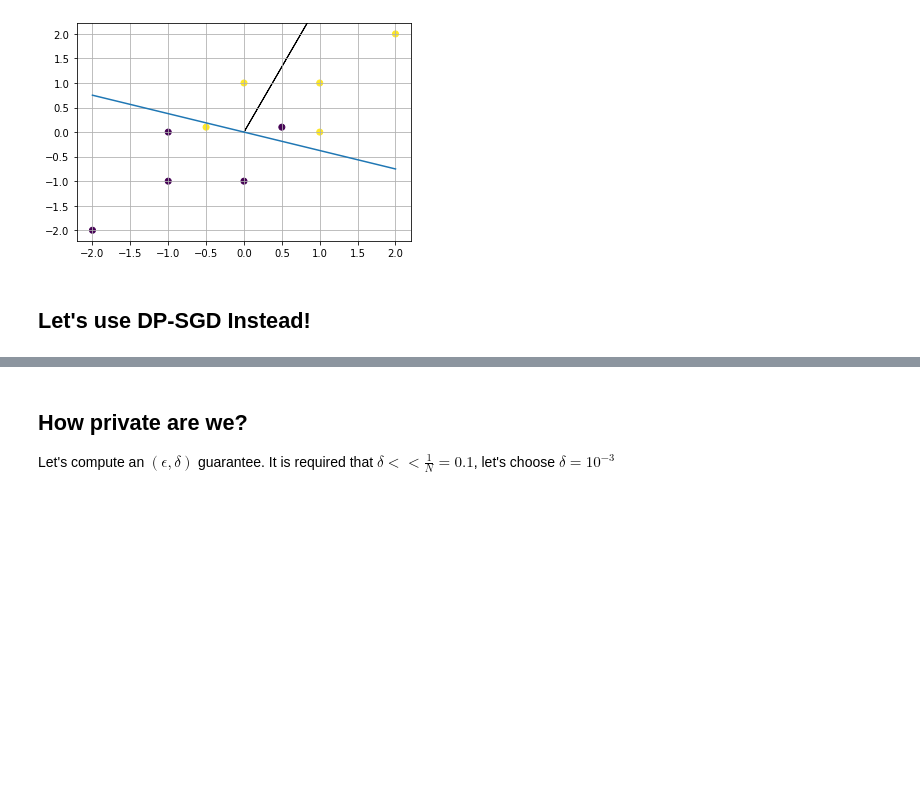
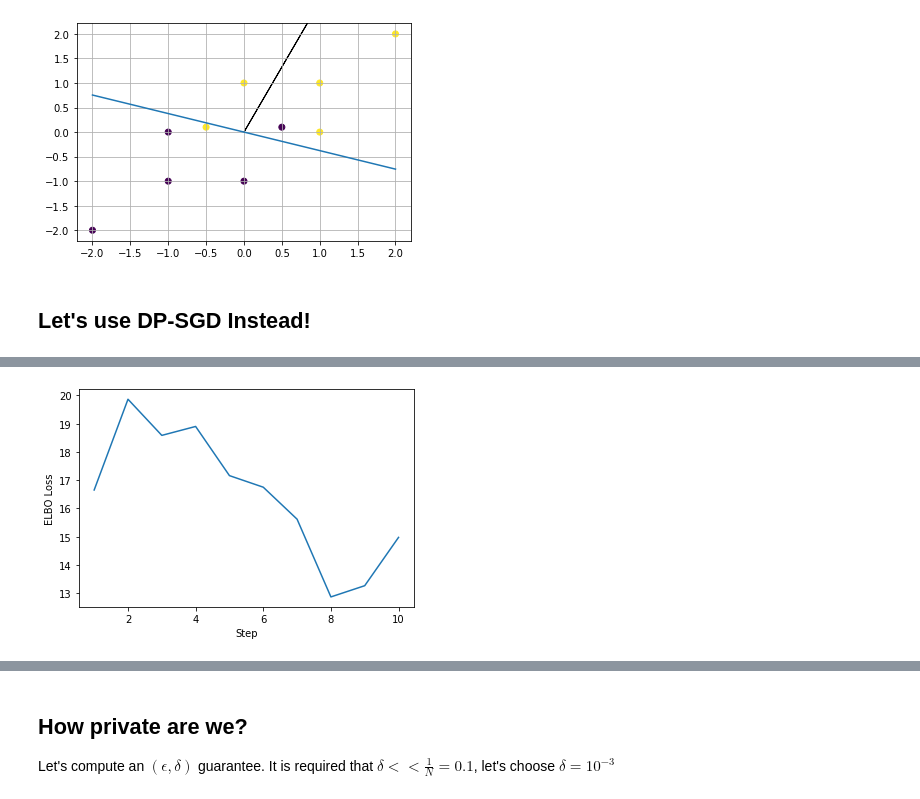
Before and after one commit to MrinankSharma/DP-PVI, a Jupyter notebook: notebooks/DP Logistic Regression Example.ipynb, the cells around one changed output, grey strips where cells are left out. Saved outputs shown, nothing was run; the diff lists cells and outputs as text; code cells hidden in the pictures; blank space fills up the shorter version.

```diff
--- a/notebooks/DP Logistic Regression Example.ipynb
+++ b/notebooks/DP Logistic Regression Example.ipynb
@@ -127,3 +128,7 @@ plot_training(logRegressionModel._training_curve)
+# %%
+plot_training(logRegressionModel._training_curves[1])
+# %% [output]
+[figure, added]
 # %%
 print(opt_params)
 plot_results(data_x, data_y, opt_params)
```
Also changed, not shown: parts of 11 cells of this notebook, 4 other files.
